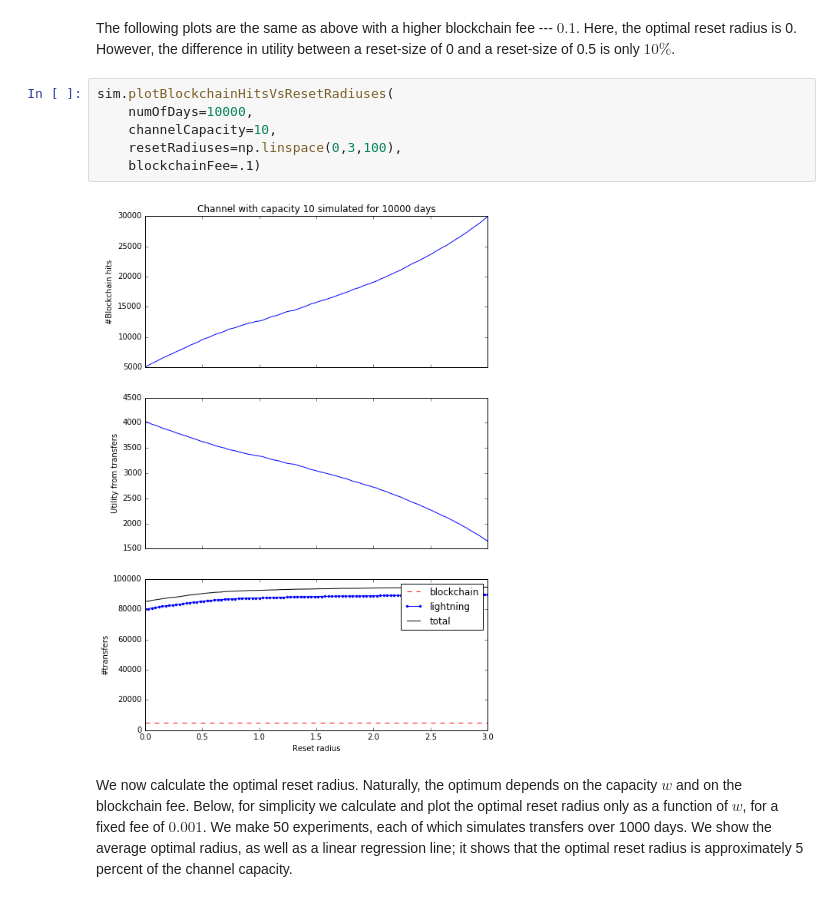
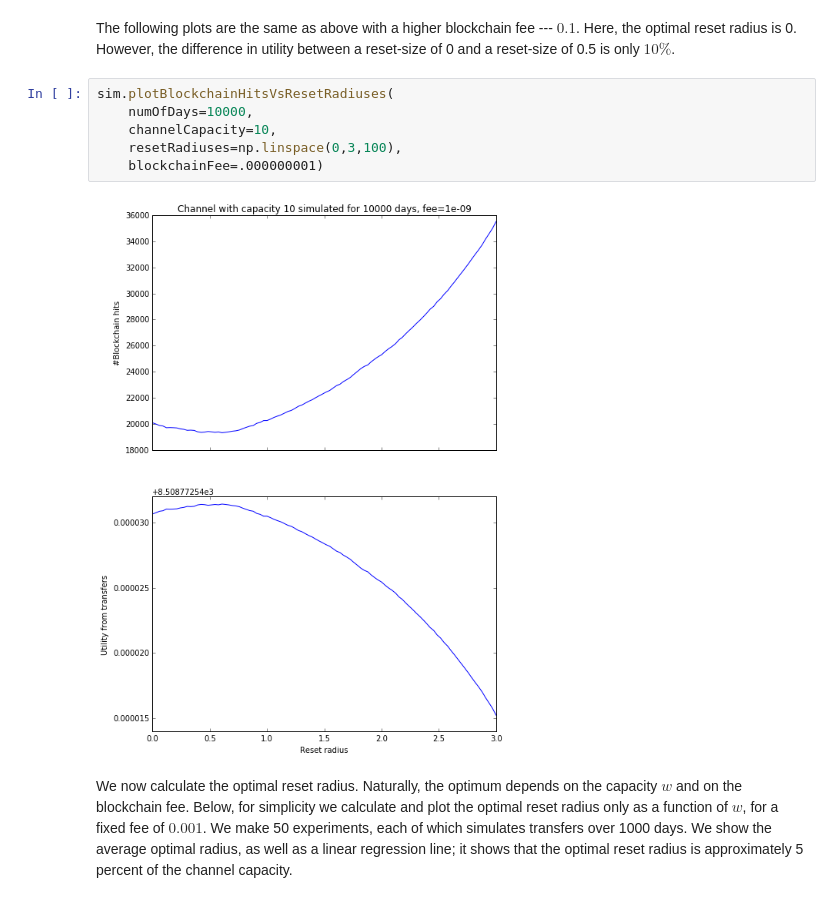
Before and after one commit to erelsgl/bitcoin-simulations, a Jupyter notebook: market-equilibrium-simulation-powerlaw-symmetric.ipynb, the cells around one changed output. Saved outputs shown, nothing was run; the diff lists cells and outputs as text.

```diff
--- a/market-equilibrium-simulation-powerlaw-symmetric.ipynb
+++ b/market-equilibrium-simulation-powerlaw-symmetric.ipynb
@@ -64,11 +66,11 @@ The following plots are the same as above with a higher blockchain fee --- $0.1$
 # %%
 sim.plotBlockchainHitsVsResetRadiuses(
     numOfDays=10000,
     channelCapacity=10,
     resetRadiuses=np.linspace(0,3,100),
-    blockchainFee=.1)
+    blockchainFee=.000000001)
 # %% [output]
-[figure, old version]
+[figure, new version]
 # %% [markdown]
 We now calculate the optimal reset radius. Naturally, the optimum depends on the capacity $w$ and on the blockchain fee. Below, for simplicity we calculate and plot the optimal reset radius only as a function of $w$, for a fixed fee of $0.001$. We make 50 experiments, each of which simulates transfers over 1000 days. We show the average optimal radius, as well as a linear regression line; it shows that the optimal reset radius is approximately 5 percent of the channel capacity.
 # %%
```
Also changed, not shown: parts of 27 cells of this notebook, 34 other files.
